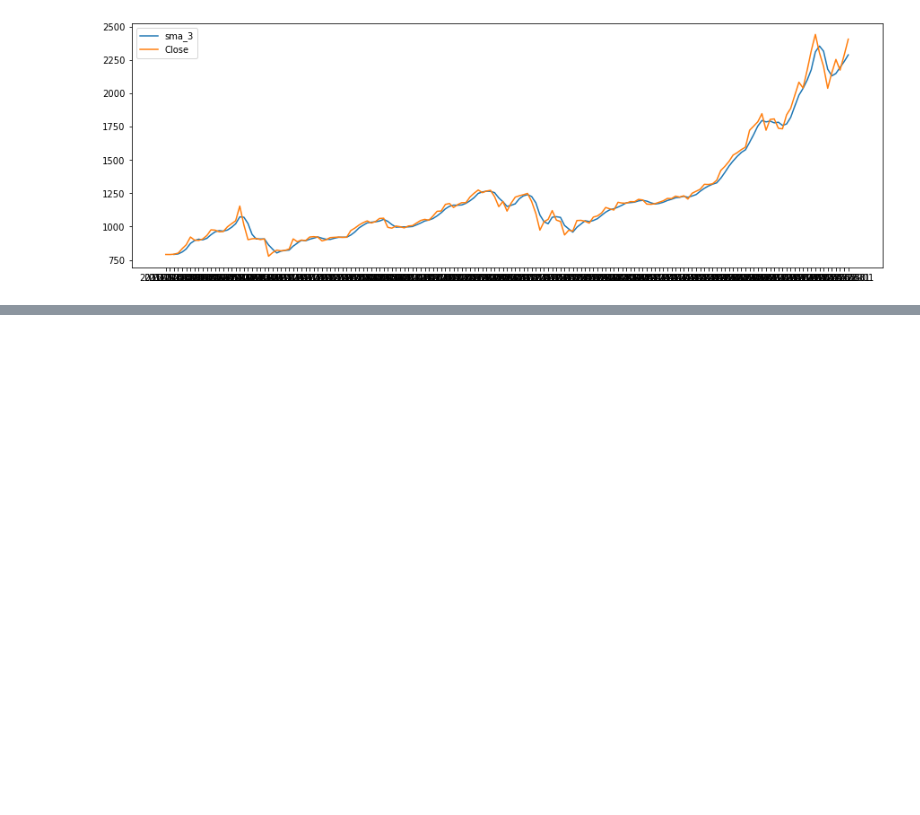
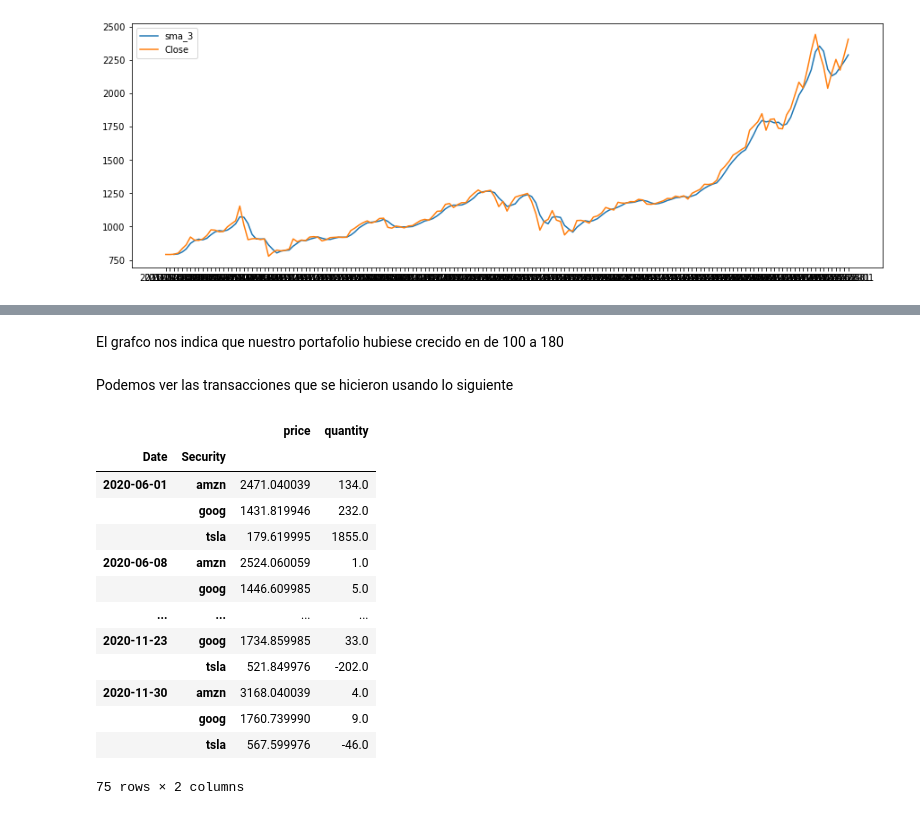
Before and after one commit to PamelaMunozCaceres/Python-Study, a Jupyter notebook: Financial Trading in Python.ipynb, the cells around one changed output, grey strips where cells are left out. Saved outputs shown, nothing was run; the diff lists cells and outputs as text; code cells hidden in the pictures; blank space fills up the shorter version.

```diff
--- a/Financial Trading in Python.ipynb
+++ b/Financial Trading in Python.ipynb
@@ -80,0 +155,21 @@ plt.show()
+# %% [markdown]
+El grafco nos indica que nuestro portafolio hubiese crecido en de 100 a 180
+# %% [markdown]
+Podemos ver las transacciones que se hicieron usando lo siguiente
+# %%
+bt_results.get_transactions()
+# %% [output]
+|  |  | price | quantity |
+| Date | Security |  |  |
+| 2020-06-01 | amzn | 2471.040039 | 134.0 |
+|  | goog | 1431.819946 | 232.0 |
+|  | tsla | 179.619995 | 1855.0 |
+| 2020-06-08 | amzn | 2524.060059 | 1.0 |
+|  | goog | 1446.609985 | 5.0 |
+| ... | ... | ... | ... |
+| 2020-11-23 | goog | 1734.859985 | 33.0 |
+|  | tsla | 521.849976 | -202.0 |
+| 2020-11-30 | amzn | 3168.040039 | 4.0 |
+|  | goog | 1760.739990 | 9.0 |
+|  | tsla | 567.599976 | -46.0 |
+75 rows × 2 columns
```
Also changed, not shown: parts of 15 cells of this notebook.
